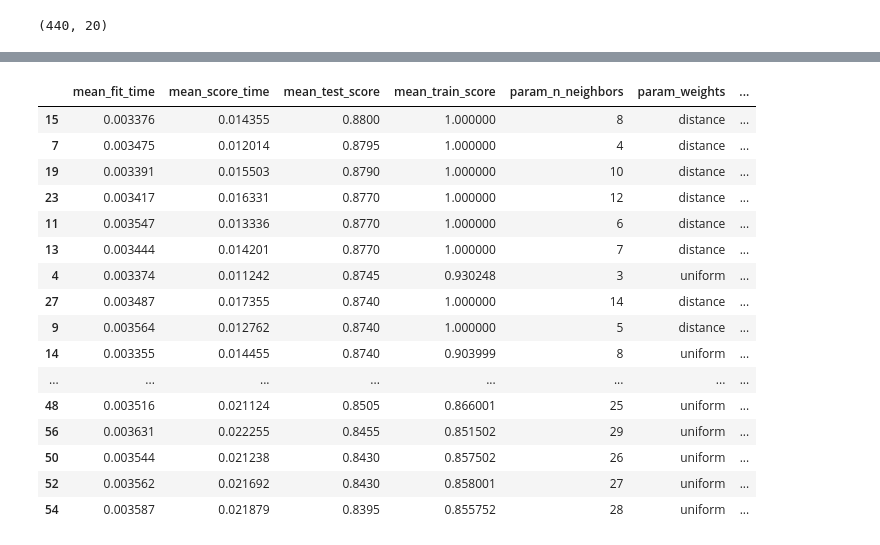
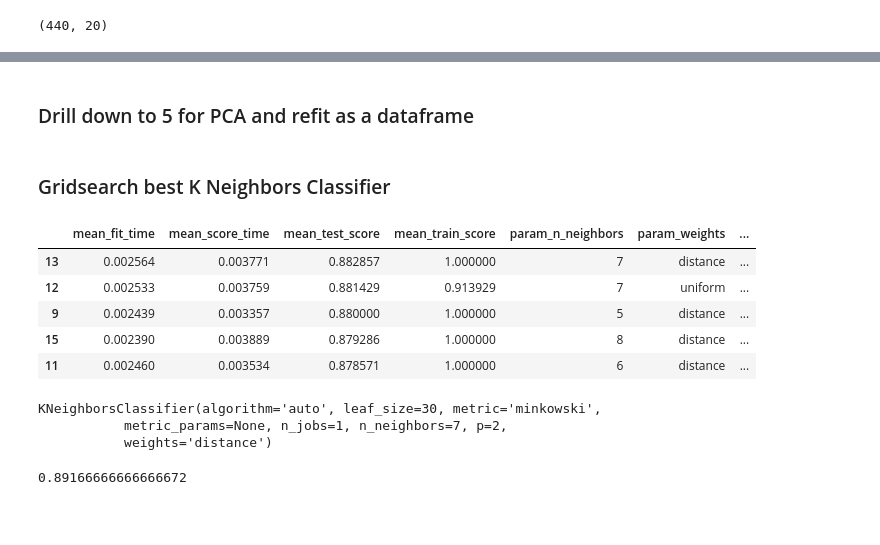
Before and after one commit to MarkPopovich/Madelon_classification, a Jupyter notebook: Part_3_feature_importance.ipynb, the cells around one changed output, grey strips where cells are left out. Saved outputs shown, nothing was run; the diff lists cells and outputs as text; code cells hidden in the pictures; blank space fills up the shorter version.

```diff
--- a/Part_3_feature_importance.ipynb
+++ b/Part_3_feature_importance.ipynb
@@ -157,2 +154,0 @@ grd = GridSearchCV(knc, params)
-# %%
-grd.fit(X_train_sc, y_train)
@@ -214,3 +154,0 @@ X_test_pca = pca.transform(X_test_sc)
-# %%
-knc2 = KNeighborsClassifier(n_neighbors=7, weights='distance')
-knc2.fit(X_train_pca, y_train)
@@ -279,21 +155,41 @@ GridSearchCV(cv=None, error_score='raise',
-# %%
-results = pd.DataFrame(grd.cv_results_)
-results.sort_values('mean_test_score',ascending=False)
-# %% [output]
-|  | mean_fit_time | mean_score_time | mean_test_score | mean_train_score | param_n_neighbors | param_weights | ... |
-| 15 | 0.003376 | 0.014355 | 0.8800 | 1.000000 | 8 | distance | ... |
-| 7 | 0.003475 | 0.012014 | 0.8795 | 1.000000 | 4 | distance | ... |
-| 19 | 0.003391 | 0.015503 | 0.8790 | 1.000000 | 10 | distance | ... |
-| 23 | 0.003417 | 0.016331 | 0.8770 | 1.000000 | 12 | distance | ... |
-| 11 | 0.003547 | 0.013336 | 0.8770 | 1.000000 | 6 | distance | ... |
-| 13 | 0.003444 | 0.014201 | 0.8770 | 1.000000 | 7 | distance | ... |
-| 4 | 0.003374 | 0.011242 | 0.8745 | 0.930248 | 3 | uniform | ... |
-| 27 | 0.003487 | 0.017355 | 0.8740 | 1.000000 | 14 | distance | ... |
-| 9 | 0.003564 | 0.012762 | 0.8740 | 1.000000 | 5 | distance | ... |
-| 14 | 0.003355 | 0.014455 | 0.8740 | 0.903999 | 8 | uniform | ... |
-| ... | ... | ... | ... | ... | ... | ... | ... |
-| 48 | 0.003516 | 0.021124 | 0.8505 | 0.866001 | 25 | uniform | ... |
-| 56 | 0.003631 | 0.022255 | 0.8455 | 0.851502 | 29 | uniform | ... |
-| 50 | 0.003544 | 0.021238 | 0.8430 | 0.857502 | 26 | uniform | ... |
-| 52 | 0.003562 | 0.021692 | 0.8430 | 0.858001 | 27 | uniform | ... |
-| 54 | 0.003587 | 0.021879 | 0.8395 | 0.855752 | 28 | uniform | ... |
+# %% [markdown]
+### Drill down to 5 for PCA and refit as a dataframe
+# %%
+pca = PCA(n_components=5)
+pca.fit(X_train_sc)
+
+X_train_pca = pd.DataFrame(pca.transform(X_train_sc))
+X_test_pca = pd.DataFrame(pca.transform(X_test_sc))
+# %% [markdown]
+### Gridsearch best K Neighbors Classifier
+# %%
+params = {
+    'n_neighbors': list(range(1,30)),
+    'weights': ['uniform','distance']
+}
+
+knc = KNeighborsClassifier()
+knc_grd = GridSearchCV(knc, params)
+knc_grd.fit(X_train_pca, y_train)
+results = pd.DataFrame(knc_grd.cv_results_)
+results['model'] = 'KNeighborsClassifier'
+results.sort_values('mean_test_score',ascending=False).head()
+# %% [output]
+|  | mean_fit_time | mean_score_time | mean_test_score | mean_train_score | param_n_neighbors | param_weights | ... |
+| 13 | 0.002564 | 0.003771 | 0.882857 | 1.000000 | 7 | distance | ... |
+| 12 | 0.002533 | 0.003759 | 0.881429 | 0.913929 | 7 | uniform | ... |
+| 9 | 0.002439 | 0.003357 | 0.880000 | 1.000000 | 5 | distance | ... |
+| 15 | 0.002390 | 0.003889 | 0.879286 | 1.000000 | 8 | distance | ... |
+| 11 | 0.002460 | 0.003534 | 0.878571 | 1.000000 | 6 | distance | ... |
+# %%
+estimators = []
+estimators.append(knc_grd.best_estimator_)
+knc_grd.best_estimator_
+# %% [output]
+KNeighborsClassifier(algorithm='auto', leaf_size=30, metric='minkowski',
+           metric_params=None, n_jobs=1, n_neighbors=7, p=2,
+           weights='distance')
+# %%
+knc_grd.score(X_test_pca, y_test)
+# %% [output]
+0.89166666666666672
```
Also changed, not shown: parts of 79 cells of this notebook.
